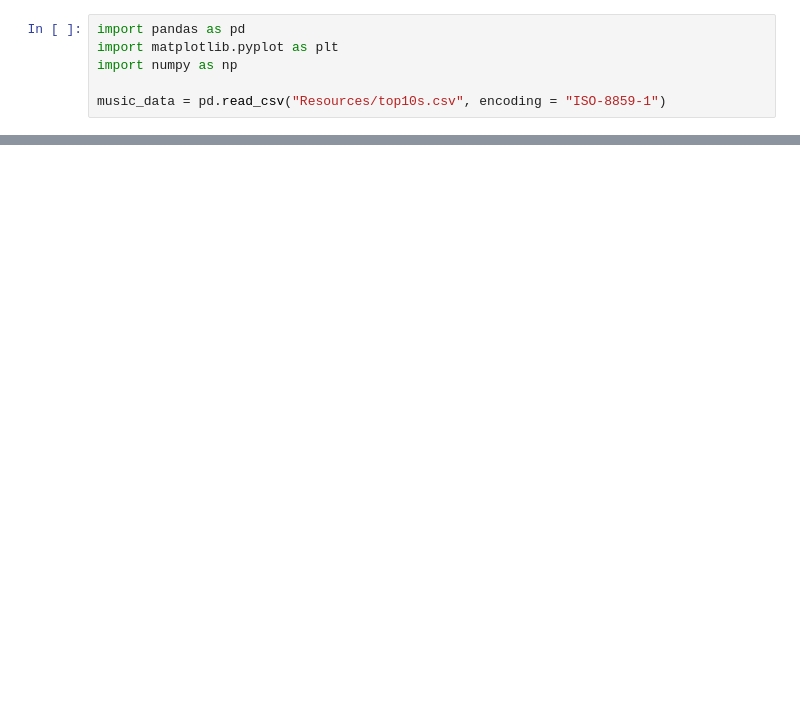
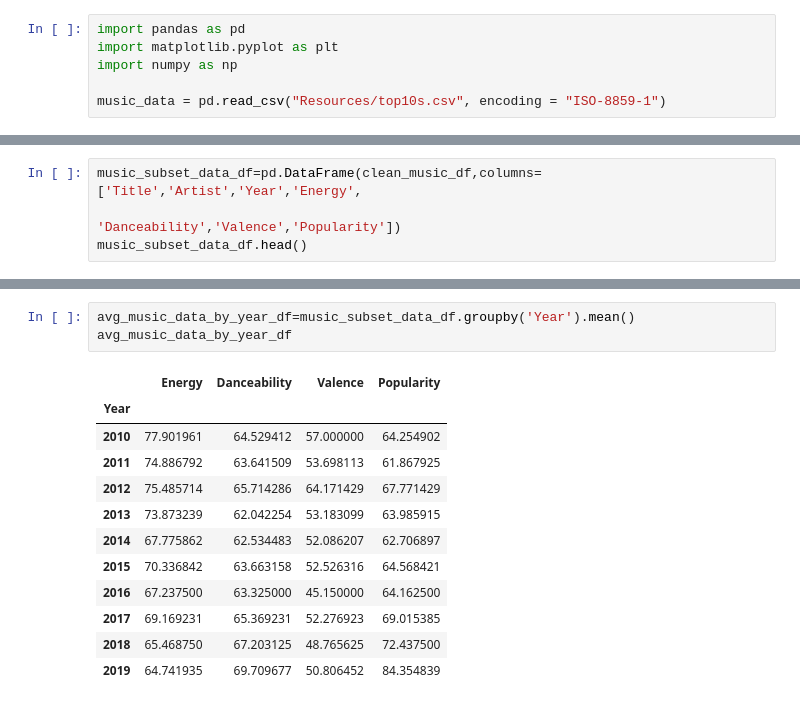
Before and after one commit to Kramer818/Music-Analysis, a Jupyter notebook: Lyndsi_Project1.ipynb, the cells around one changed output, grey strips where cells are left out. Cells and saved outputs as stored; diff of their text form; blank space fills up the shorter version.

```diff
--- a/Lyndsi_Project1.ipynb
+++ b/Lyndsi_Project1.ipynb
@@ -10,0 +31,4 @@ TypeError: cannot do slice indexing on <class 'pandas.core.indexes.range.RangeIn
+# %%
+music_subset_data_df=pd.DataFrame(clean_music_df,columns=['Title','Artist','Year','Energy',
+                                                          'Danceability','Valence','Popularity'])
+music_subset_data_df.head()
@@ -10,0 +42,16 @@ TypeError: cannot do slice indexing on <class 'pandas.core.indexes.range.RangeIn
+# %%
+avg_music_data_by_year_df=music_subset_data_df.groupby('Year').mean()
+avg_music_data_by_year_df
+# %% [output]
+|  | Energy | Danceability | Valence | Popularity |
+| Year |  |  |  |  |
+| 2010 | 77.901961 | 64.529412 | 57.000000 | 64.254902 |
+| 2011 | 74.886792 | 63.641509 | 53.698113 | 61.867925 |
+| 2012 | 75.485714 | 65.714286 | 64.171429 | 67.771429 |
+| 2013 | 73.873239 | 62.042254 | 53.183099 | 63.985915 |
+| 2014 | 67.775862 | 62.534483 | 52.086207 | 62.706897 |
+| 2015 | 70.336842 | 63.663158 | 52.526316 | 64.568421 |
+| 2016 | 67.237500 | 63.325000 | 45.150000 | 64.162500 |
+| 2017 | 69.169231 | 65.369231 | 52.276923 | 69.015385 |
+| 2018 | 65.468750 | 67.203125 | 48.765625 | 72.437500 |
+| 2019 | 64.741935 | 69.709677 | 50.806452 | 84.354839 |
```
Also changed, not shown: parts of 9 cells of this notebook.
